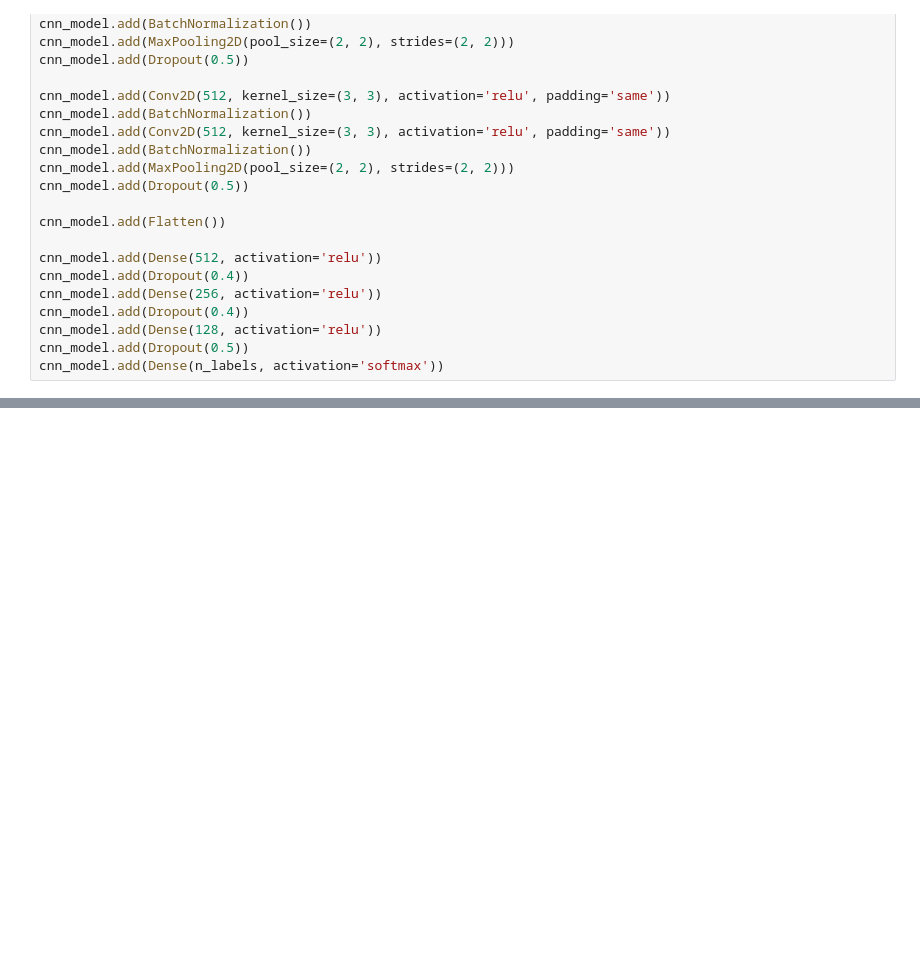
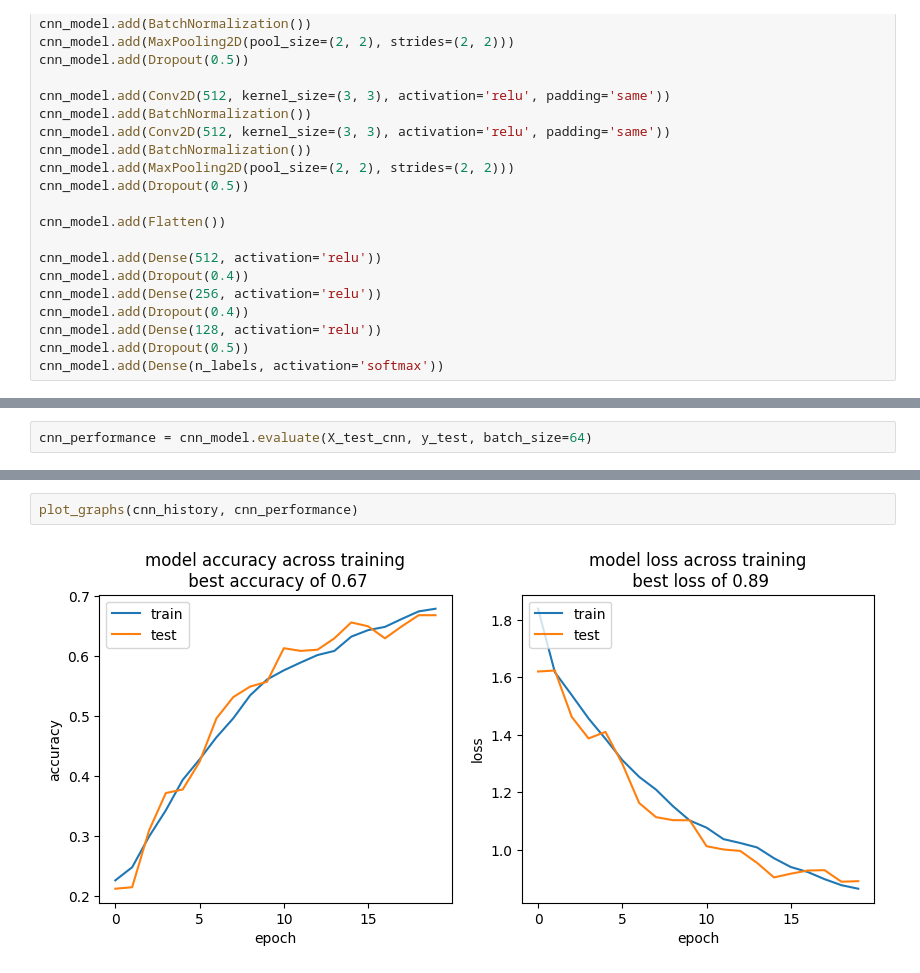
Before and after one commit to skduggal/Emotion-Detection, a Jupyter notebook: ConvNeuralNet.ipynb, the cells around one changed output, grey strips where cells are left out. Drawn from its saved outputs; the diff is of its cells as text; blank space fills up the shorter version.

```diff
--- a/ConvNeuralNet.ipynb
+++ b/ConvNeuralNet.ipynb
@@ -265,0 +276,2 @@ KeyboardInterrupt:
+# %%
+cnn_performance = cnn_model.evaluate(X_test_cnn, y_test, batch_size=64)
@@ -265,0 +280,4 @@ KeyboardInterrupt:
+# %%
+plot_graphs(cnn_history, cnn_performance)
+# %% [output]
+[figure, added]
```
Also changed, not shown: parts of 2 cells of this notebook.
